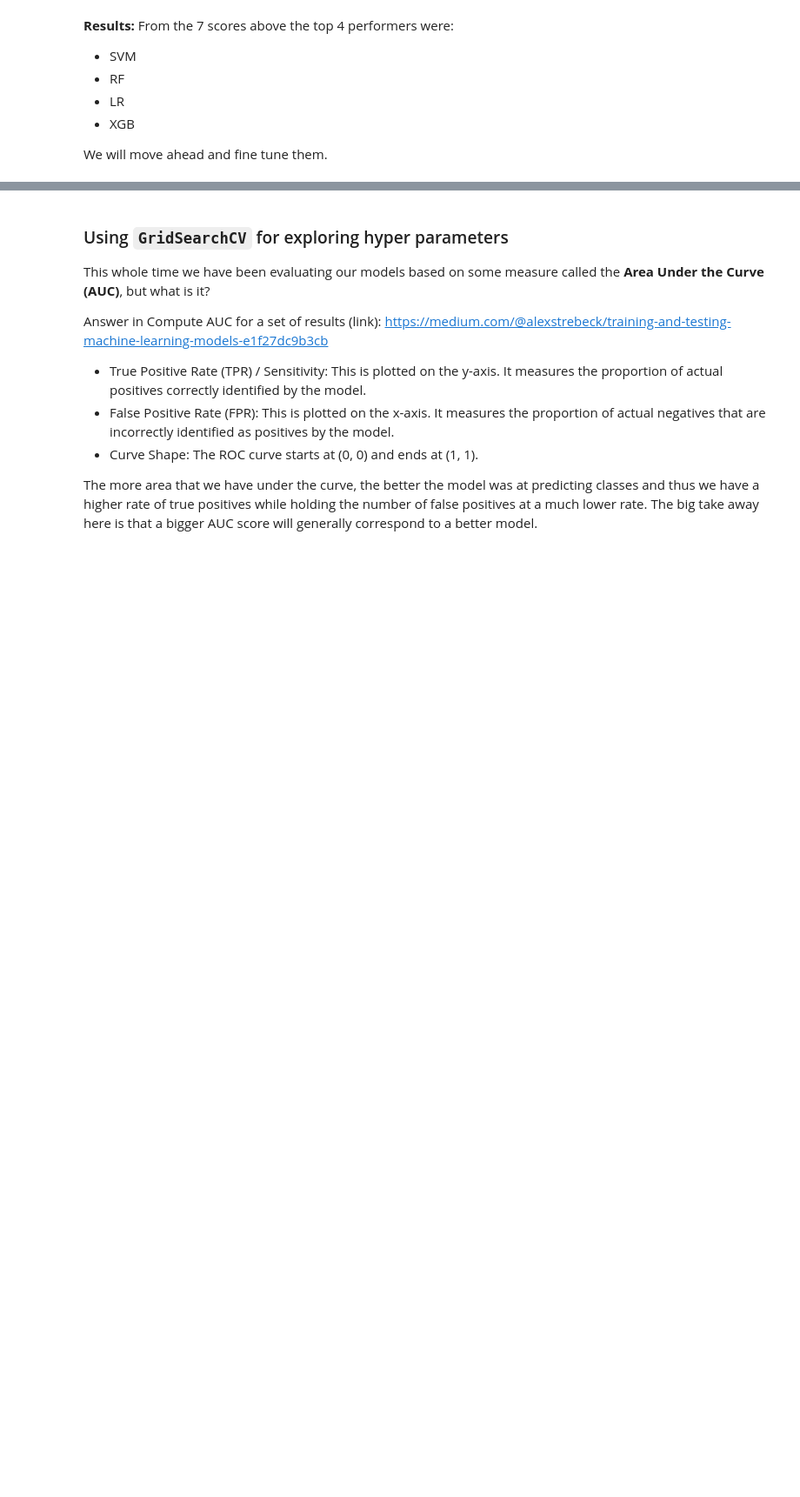
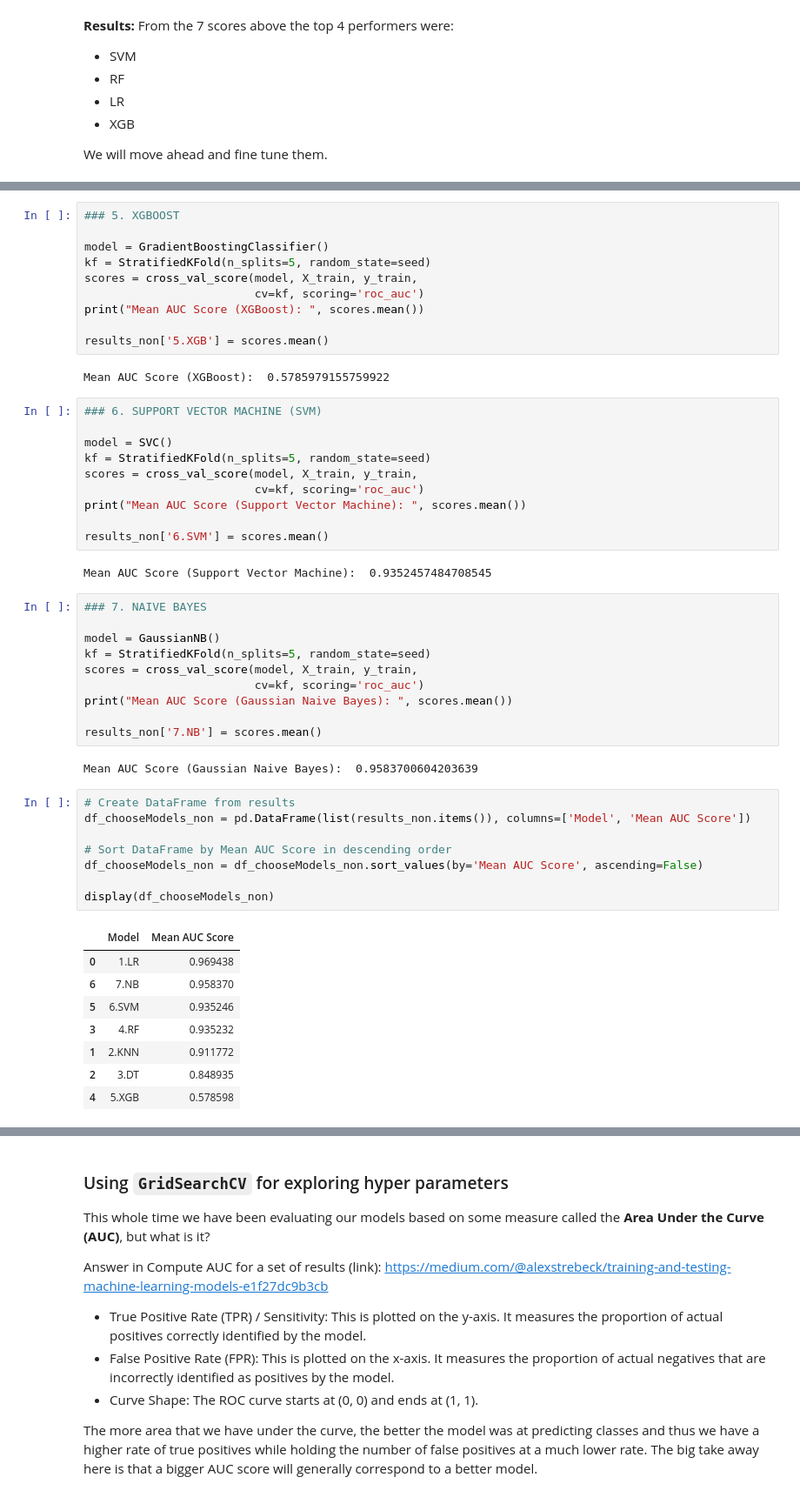
Before and after one commit to yvonnevydao/Credit_Fraud_Detection, a Jupyter notebook: credit_fraud_detection.ipynb, the cells around one changed output, grey strips where cells are left out. Shown at 87% size. Cells and saved outputs as stored; diff of their text form; blank space fills up the shorter version.

Commit message:
Update Choose Models for Non-Resampling

```diff
--- a/credit_fraud_detection.ipynb
+++ b/credit_fraud_detection.ipynb
@@ -1660,0 +1739,53 @@ We will move ahead and fine tune them.
+# %%
+### 5. XGBOOST
+
+model = GradientBoostingClassifier()
+kf = StratifiedKFold(n_splits=5, random_state=seed)
+scores = cross_val_score(model, X_train, y_train,
+                         cv=kf, scoring='roc_auc')
+print("Mean AUC Score (XGBoost): ", scores.mean())
+
+results_non['5.XGB'] = scores.mean()
+# %% [output]
+Mean AUC Score (XGBoost):  0.5785979155759922
+# %%
+### 6. SUPPORT VECTOR MACHINE (SVM)
+
+model = SVC()
+kf = StratifiedKFold(n_splits=5, random_state=seed)
+scores = cross_val_score(model, X_train, y_train,
+                         cv=kf, scoring='roc_auc')
+print("Mean AUC Score (Support Vector Machine): ", scores.mean())
+
+results_non['6.SVM'] = scores.mean()
+# %% [output]
+Mean AUC Score (Support Vector Machine):  0.9352457484708545
+# %%
+### 7. NAIVE BAYES
+
+model = GaussianNB()
+kf = StratifiedKFold(n_splits=5, random_state=seed)
+scores = cross_val_score(model, X_train, y_train,
+                         cv=kf, scoring='roc_auc')
+print("Mean AUC Score (Gaussian Naive Bayes): ", scores.mean())
+
+results_non['7.NB'] = scores.mean()
+# %% [output]
+Mean AUC Score (Gaussian Naive Bayes):  0.9583700604203639
+# %%
+# Create DataFrame from results
+df_chooseModels_non = pd.DataFrame(list(results_non.items()), columns=['Model', 'Mean AUC Score'])
+
+# Sort DataFrame by Mean AUC Score in descending order
+df_chooseModels_non = df_chooseModels_non.sort_values(by='Mean AUC Score', ascending=False)
+
+display(df_chooseModels_non)
+# %% [output]
+|  | Model | Mean AUC Score |
+| 0 | 1.LR | 0.969438 |
+| 6 | 7.NB | 0.958370 |
+| 5 | 6.SVM | 0.935246 |
+| 3 | 4.RF | 0.935232 |
+| 1 | 2.KNN | 0.911772 |
+| 2 | 3.DT | 0.848935 |
+| 4 | 5.XGB | 0.578598 |
```
Also changed, not shown: parts of 23 cells of this notebook.
